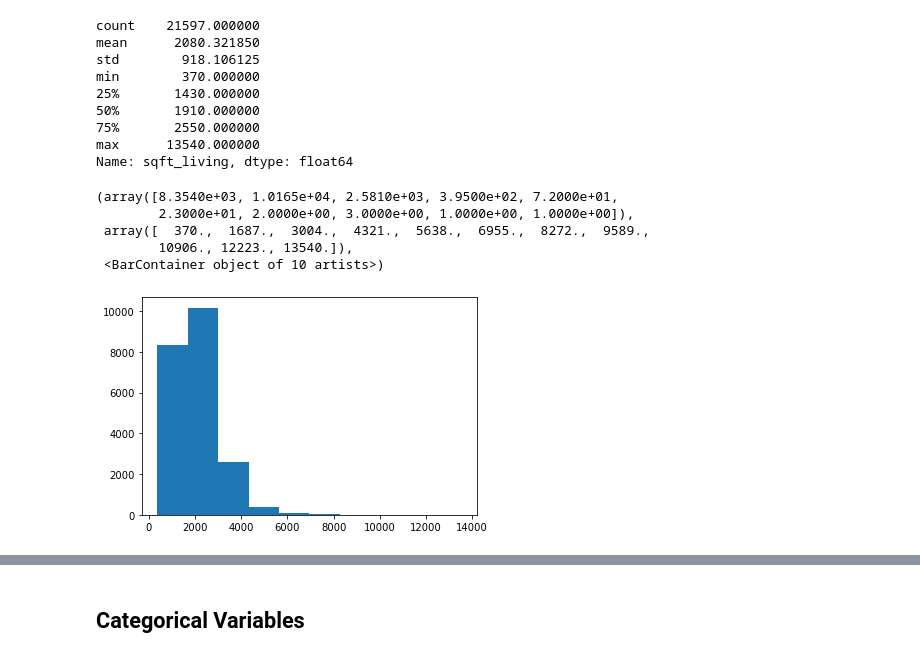
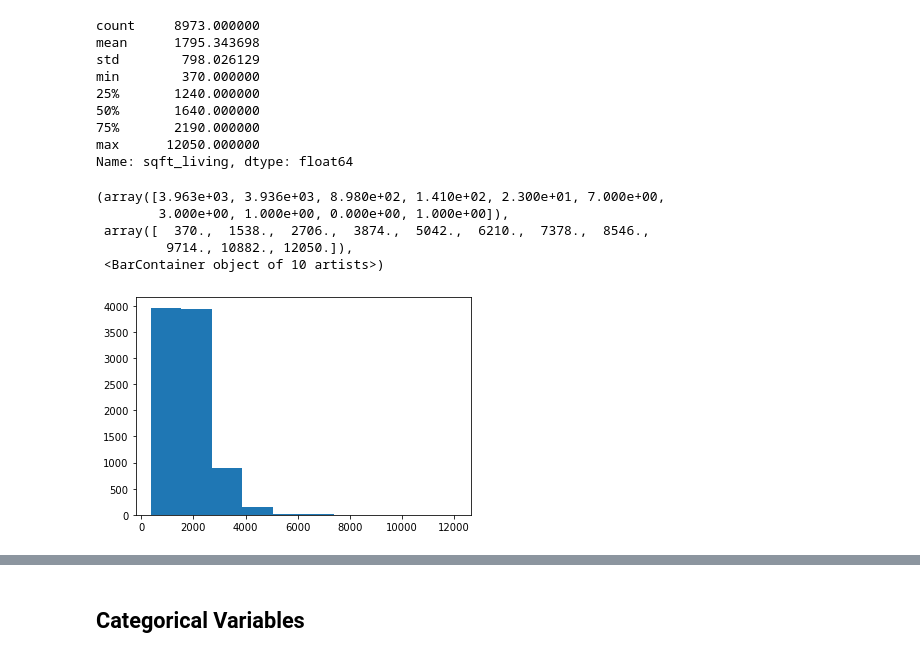
Before and after one commit to cdlc01/Housing_Analysis, a Jupyter notebook: David_and_Chris Notebook DataFrame Analysis.ipynb, the cells around one changed output, grey strips where cells are left out. Cells and saved outputs as stored; diff of their text form; code cells hidden in the pictures.

```diff
--- a/David_and_Chris Notebook DataFrame Analysis.ipynb
+++ b/David_and_Chris Notebook DataFrame Analysis.ipynb
@@ -302,11 +37,0 @@ Notes:
-# %%
-#1. The relationship between the target and predictor is linear - FALSE
-
-fig, ax = plt.subplots(len(continuous), figsize=(12, 20))
-
-for x in range(0,len(continuous)):
-    ax[x].scatter(y=df_alt['price']/1000000, x=df_alt[continuous[x]])
-    ax[x].set_xlabel(continuous[x])
-    ax[x].set_ylabel('Price ($100K)')
-
-plt.tight_layout()
@@ -325,0 +189,3 @@ plt.tight_layout()
+# %%
+df_seattle = df_alt[df_alt['City'] == 'Seattle']
+df_seattle
@@ -382,22 +435,22 @@ Name: bedrooms, dtype: float64
 # %%
-display(df_alt.sqft_living.describe())
+#Exploring the sqft_living variable
+display(df_seattle.sqft_living.describe())
+plt.hist(df_seattle.sqft_living)
 
-plt.hist(df_alt.sqft_living)
-
-#limit to less than 3,000 sq ft?
+#Limit to less than 3,000 sq ft?
 # %% [output]
-count    21597.000000
-mean      2080.321850
-std        918.106125
+count     8973.000000
+mean      1795.343698
+std        798.026129
 min        370.000000
-25%       1430.000000
-50%       1910.000000
-75%       2550.000000
-max      13540.000000
+25%       1240.000000
+50%       1640.000000
+75%       2190.000000
+max      12050.000000
 Name: sqft_living, dtype: float64
-(array([8.3540e+03, 1.0165e+04, 2.5810e+03, 3.9500e+02, 7.2000e+01,
-        2.3000e+01, 2.0000e+00, 3.0000e+00, 1.0000e+00, 1.0000e+00]),
- array([  370.,  1687.,  3004.,  4321.,  5638.,  6955.,  8272.,  9589.,
-        10906., 12223., 13540.]),
+(array([3.963e+03, 3.936e+03, 8.980e+02, 1.410e+02, 2.300e+01, 7.000e+00,
+        3.000e+00, 1.000e+00, 0.000e+00, 1.000e+00]),
+ array([  370.,  1538.,  2706.,  3874.,  5042.,  6210.,  7378.,  8546.,
+         9714., 10882., 12050.]),
  <BarContainer object of 10 artists>)
-[figure, old version]
+[figure, new version]
```
Also changed, not shown: parts of 112 cells of this notebook.
